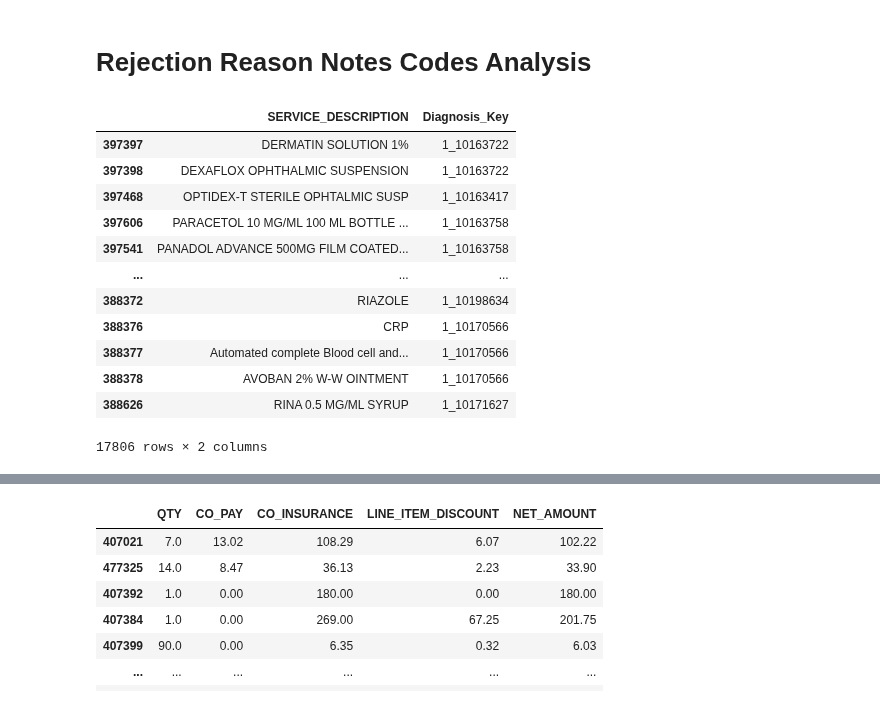
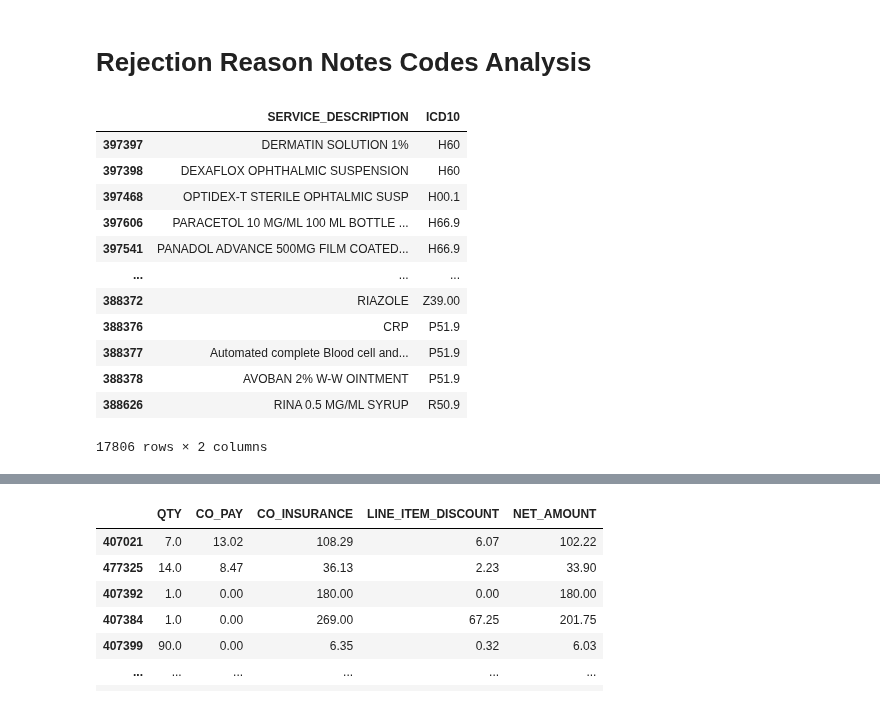
Before and after one commit to Andalusia-Data-Science-Team/Claims_Rejection, a Jupyter notebook: data_loader.ipynb, the cells around one changed output, grey strips where cells are left out. Drawn from its saved outputs; the diff is of its cells as text; code cells hidden in the pictures.

Commit message:
Add AD, MN to Nphies code analysis

```diff
--- a/data_loader.ipynb
+++ b/data_loader.ipynb
@@ -53,23 +53,22 @@ df = label_technical.recoginze_label()
 ## CV-x-x problems are related to the provider contract mainly, which can't be a part of our predictive analytics
 # %%
 ## MN-1-1 Service is not clinically justified based on clinical practice guideline (Service vs Diagnosis)
-df[df['NPHIES_CODE']=='MN-1-1'][['SERVICE_DESCRIPTION','Diagnosis_Key']]
-## DERMATIN SOLUTION WITH diagnosis (1_10163722) means Otitis externa ( which is not compatible)
-## DERMATIN for foot itches, and otitis externa could be treated with hydrocortisone 3 drops to the affected ear daily
-## they are two different things.
+df[df['NPHIES_CODE']=='MN-1-1'][['SERVICE_DESCRIPTION','ICD10']]
+## DERMATIN SOLUTION with ICD10 (H60) indicating Otitis externa ( Drug is incompatible with icd10 ).
+## DERMATIN for foot itches, and otitis externa could be treated with hydrocortisone 3 drops to the affected ear daily they are two different things.
 # %% [output]
-|  | SERVICE_DESCRIPTION | Diagnosis_Key |
-| 397397 | DERMATIN SOLUTION 1% | 1_10163722 |
-| 397398 | DEXAFLOX OPHTHALMIC SUSPENSION | 1_10163722 |
-| 397468 | OPTIDEX-T STERILE OPHTALMIC SUSP | 1_10163417 |
-| 397606 | PARACETOL 10 MG/ML 100 ML BOTTLE ... | 1_10163758 |
-| 397541 | PANADOL ADVANCE 500MG FILM COATED... | 1_10163758 |
+|  | SERVICE_DESCRIPTION | ICD10 |
+| 397397 | DERMATIN SOLUTION 1% | H60 |
+| 397398 | DEXAFLOX OPHTHALMIC SUSPENSION | H60 |
+| 397468 | OPTIDEX-T STERILE OPHTALMIC SUSP | H00.1 |
+| 397606 | PARACETOL 10 MG/ML 100 ML BOTTLE ... | H66.9 |
+| 397541 | PANADOL ADVANCE 500MG FILM COATED... | H66.9 |
 | ... | ... | ... |
-| 388372 | RIAZOLE | 1_10198634 |
-| 388376 | CRP | 1_10170566 |
-| 388377 | Automated complete Blood cell and... | 1_10170566 |
-| 388378 | AVOBAN 2% W-W OINTMENT | 1_10170566 |
-| 388626 | RINA 0.5 MG/ML SYRUP | 1_10171627 |
+| 388372 | RIAZOLE | Z39.00 |
+| 388376 | CRP | P51.9 |
+| 388377 | Automated complete Blood cell and... | P51.9 |
+| 388378 | AVOBAN 2% W-W OINTMENT | P51.9 |
+| 388626 | RINA 0.5 MG/ML SYRUP | R50.9 |
 17806 rows × 2 columns
 # %%
 ## SE-1-6: Investigation result is inadequate or missing
```
Also changed, not shown: parts of 6 cells of this notebook, 1 other file.
